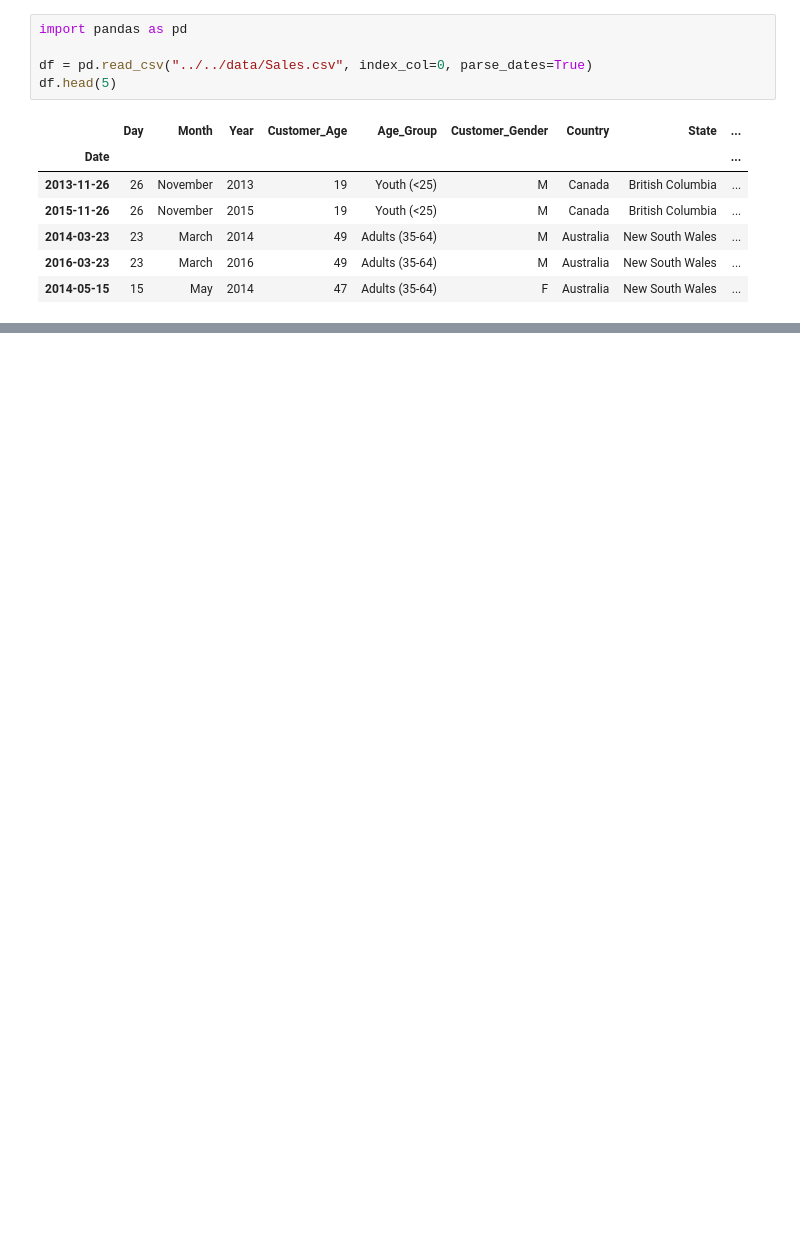
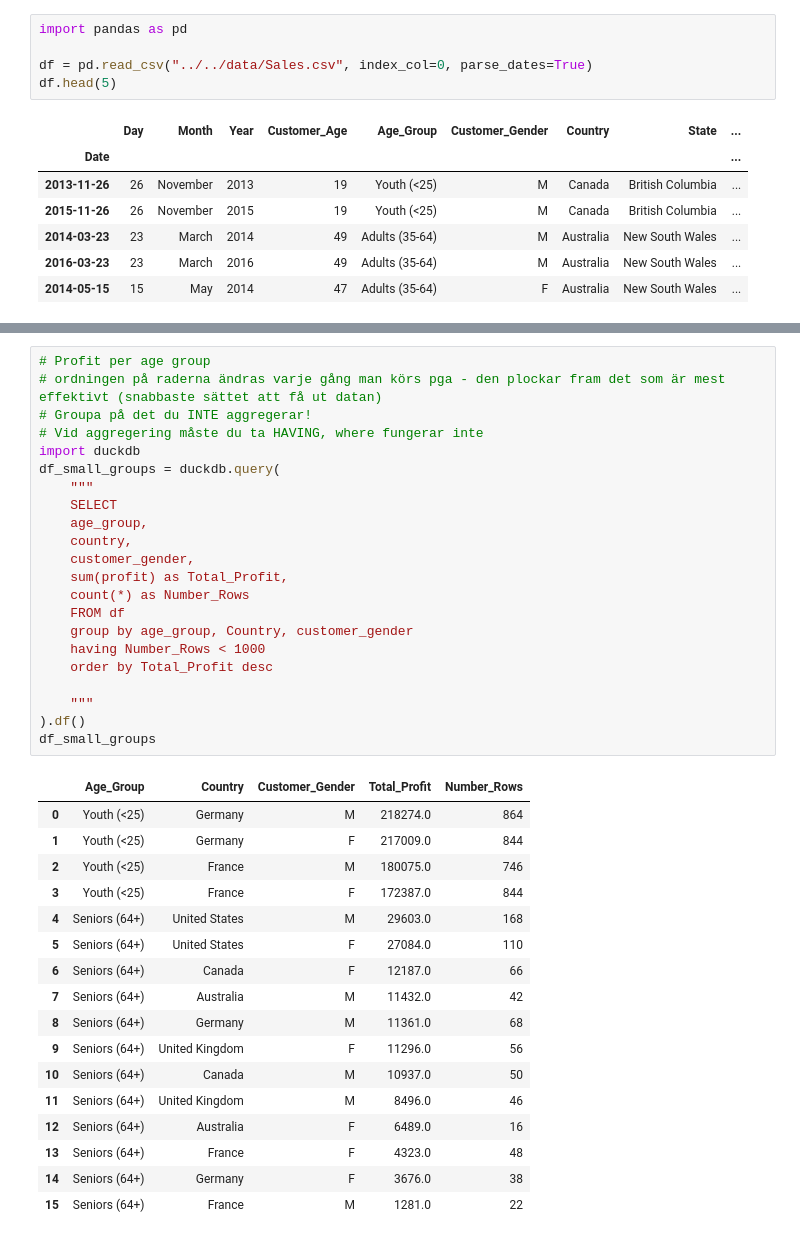
Before and after one commit to Natali-Dev/ai_engineering_natali_harju, a Jupyter notebook: code-alongs/a1_repetition/bike_sales_eda.ipynb, the cells around one changed output, grey strips where cells are left out. Saved outputs shown, nothing was run; the diff lists cells and outputs as text; blank space fills up the shorter version.

```diff
--- a/code-alongs/a1_repetition/bike_sales_eda.ipynb
+++ b/code-alongs/a1_repetition/bike_sales_eda.ipynb
@@ -31,0 +80,40 @@ df.loc["2013"]
+# %%
+# Profit per age group
+# ordningen på raderna ändras varje gång man körs pga - den plockar fram det som är mest effektivt (snabbaste sättet att få ut datan)
+# Groupa på det du INTE aggregerar!
+# Vid aggregering måste du ta HAVING, where fungerar inte
+import duckdb
+df_small_groups = duckdb.query(
+    """
+    SELECT
+    age_group,
+    country,
+    customer_gender,
+    sum(profit) as Total_Profit,
+    count(*) as Number_Rows
+    FROM df
+    group by age_group, Country, customer_gender
+    having Number_Rows < 1000
+    order by Total_Profit desc
+
+    """
+).df()
+df_small_groups
+# %% [output]
+|  | Age_Group | Country | Customer_Gender | Total_Profit | Number_Rows |
+| 0 | Youth (<25) | Germany | M | 218274.0 | 864 |
+| 1 | Youth (<25) | Germany | F | 217009.0 | 844 |
+| 2 | Youth (<25) | France | M | 180075.0 | 746 |
+| 3 | Youth (<25) | France | F | 172387.0 | 844 |
+| 4 | Seniors (64+) | United States | M | 29603.0 | 168 |
+| 5 | Seniors (64+) | United States | F | 27084.0 | 110 |
+| 6 | Seniors (64+) | Canada | F | 12187.0 | 66 |
+| 7 | Seniors (64+) | Australia | M | 11432.0 | 42 |
+| 8 | Seniors (64+) | Germany | M | 11361.0 | 68 |
+| 9 | Seniors (64+) | United Kingdom | F | 11296.0 | 56 |
+| 10 | Seniors (64+) | Canada | M | 10937.0 | 50 |
+| 11 | Seniors (64+) | United Kingdom | M | 8496.0 | 46 |
+| 12 | Seniors (64+) | Australia | F | 6489.0 | 16 |
+| 13 | Seniors (64+) | France | F | 4323.0 | 48 |
+| 14 | Seniors (64+) | Germany | F | 3676.0 | 38 |
+| 15 | Seniors (64+) | France | M | 1281.0 | 22 |
```
Also changed, not shown: parts of 20 cells of this notebook, 6 other files.
